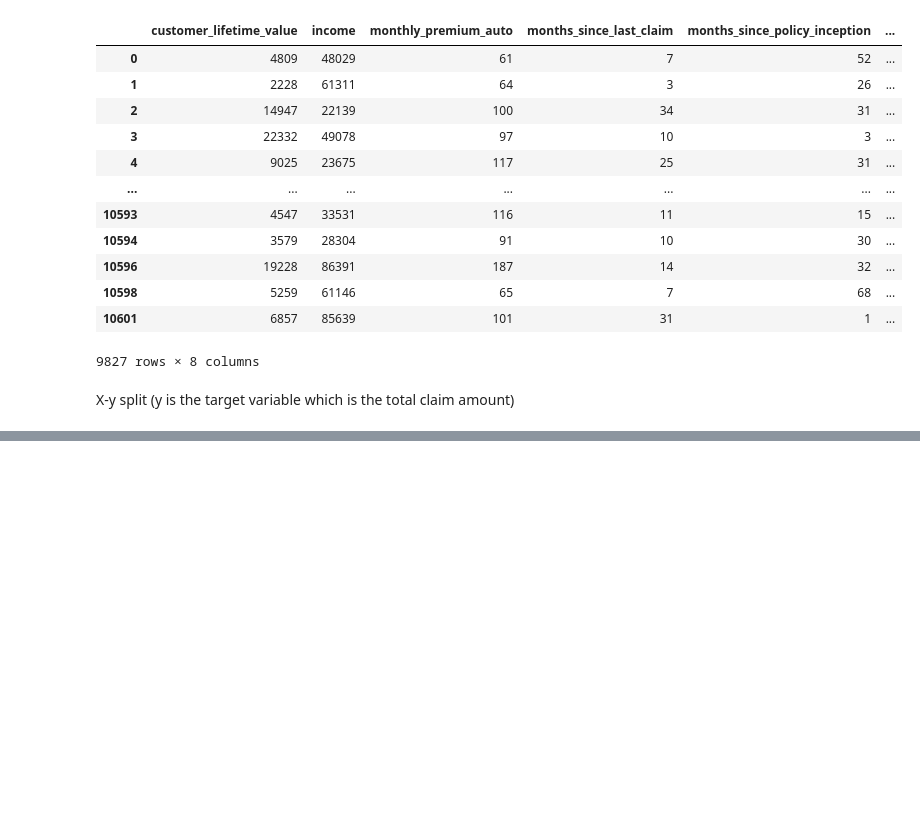
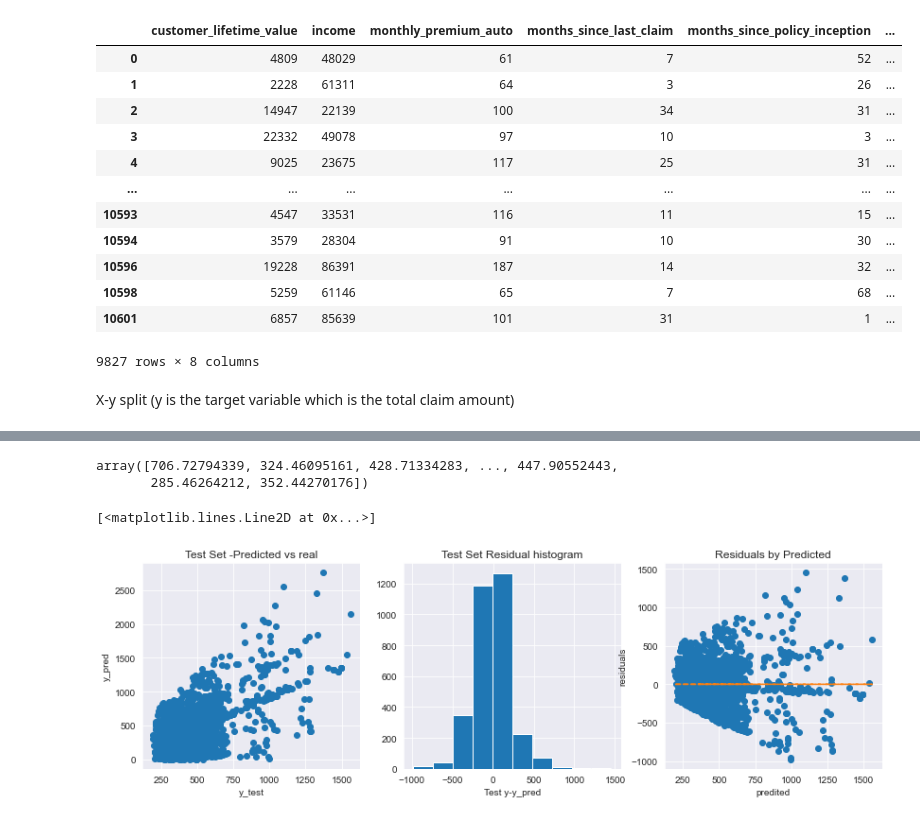
Before and after one commit to mlnima/ironhack-lab, a Jupyter notebook: week4/day2/week4-day2-1.ipynb, the cells around one changed output, grey strips where cells are left out. Cells and saved outputs as stored; diff of their text form; code cells hidden in the pictures; blank space fills up the shorter version.

```diff
--- a/week4/day2/week4-day2-1.ipynb
+++ b/week4/day2/week4-day2-1.ipynb
@@ -96,0 +102,6 @@ X
+# %%
+X = numerical.drop('total_claim_amount', axis=1)
+y = numerical.total_claim_amount
+X = X._get_numeric_data()
+
+X_train, X_test, y_train, y_test = train_test_split(X, y, test_size=.30, random_state=123)
@@ -96,0 +110,5 @@ X
+# %%
+std_scaler = StandardScaler().fit(X_train)
+X_train_scaled = std_scaler.transform(X_train)
+# X_train.shape
+X_test_scaled = std_scaler.transform(X_test)
@@ -96,0 +137,3 @@ X
+# %%
+model=LinearRegression()    # model
+model.fit(X_train_scaled,y_train)   # model train
@@ -96,0 +157,2 @@ X
+# %%
+y_pred=model.predict(X_test_scaled)
@@ -96,0 +174,28 @@ X
+# %%
+y_pred
+# %% [output]
+array([706.72794339, 324.46095161, 428.71334283, ..., 447.90552443,
+       285.46264212, 352.44270176])
+# %%
+result=pd.DataFrame({"y_test":y_test,"y_pred":y_pred})
+
+fig, ax = plt.subplots(1,3,figsize=(14,4))
+ax[0].plot(y_pred, y_test, 'o')
+ax[0].set_xlabel("y_test")
+ax[0].set_ylabel("y_pred")
+ax[0].set_title("Test Set -Predicted vs real")
+
+# Get a histogram of the residuals ie: y - y_pred.  Homoscdasticity
+# It resembles a normal distribution?
+ax[1].hist(y_test - y_pred)
+ax[1].set_xlabel("Test y-y_pred")
+ax[1].set_title("Test Set Residual histogram")
+
+ax[2].plot(y_pred,y_test - y_pred,"o")
+ax[2].set_xlabel("predited")
+ax[2].set_ylabel("residuals")
+ax[2].set_title("Residuals by Predicted")
+ax[2].plot(y_pred,np.zeros(len(y_pred)),linestyle='dashed')
+# %% [output]
+[<matplotlib.lines.Line2D at 0x...>]
+[figure, added]
```
Also changed, not shown: parts of 13 cells of this notebook, 3 other files.
